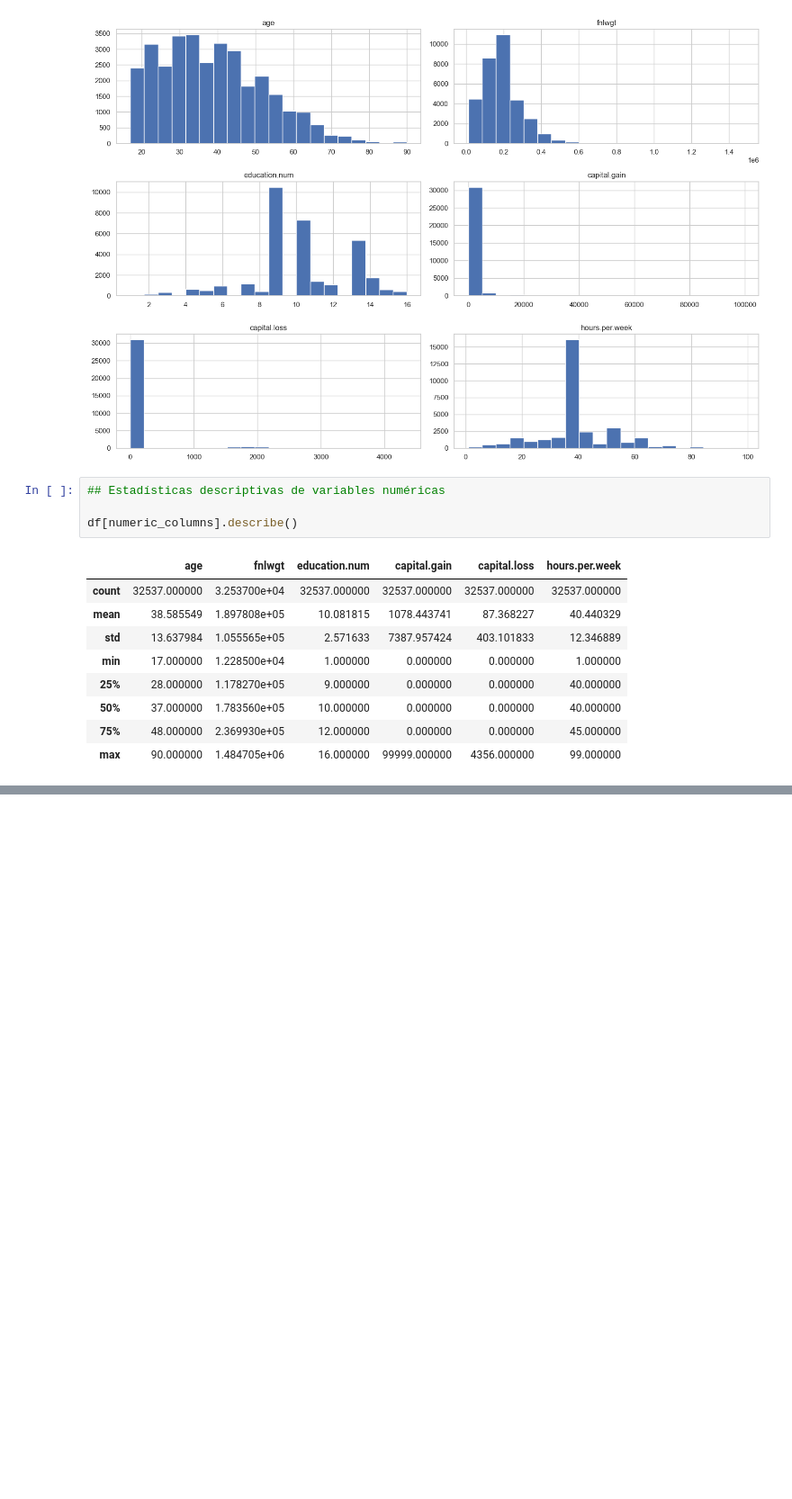
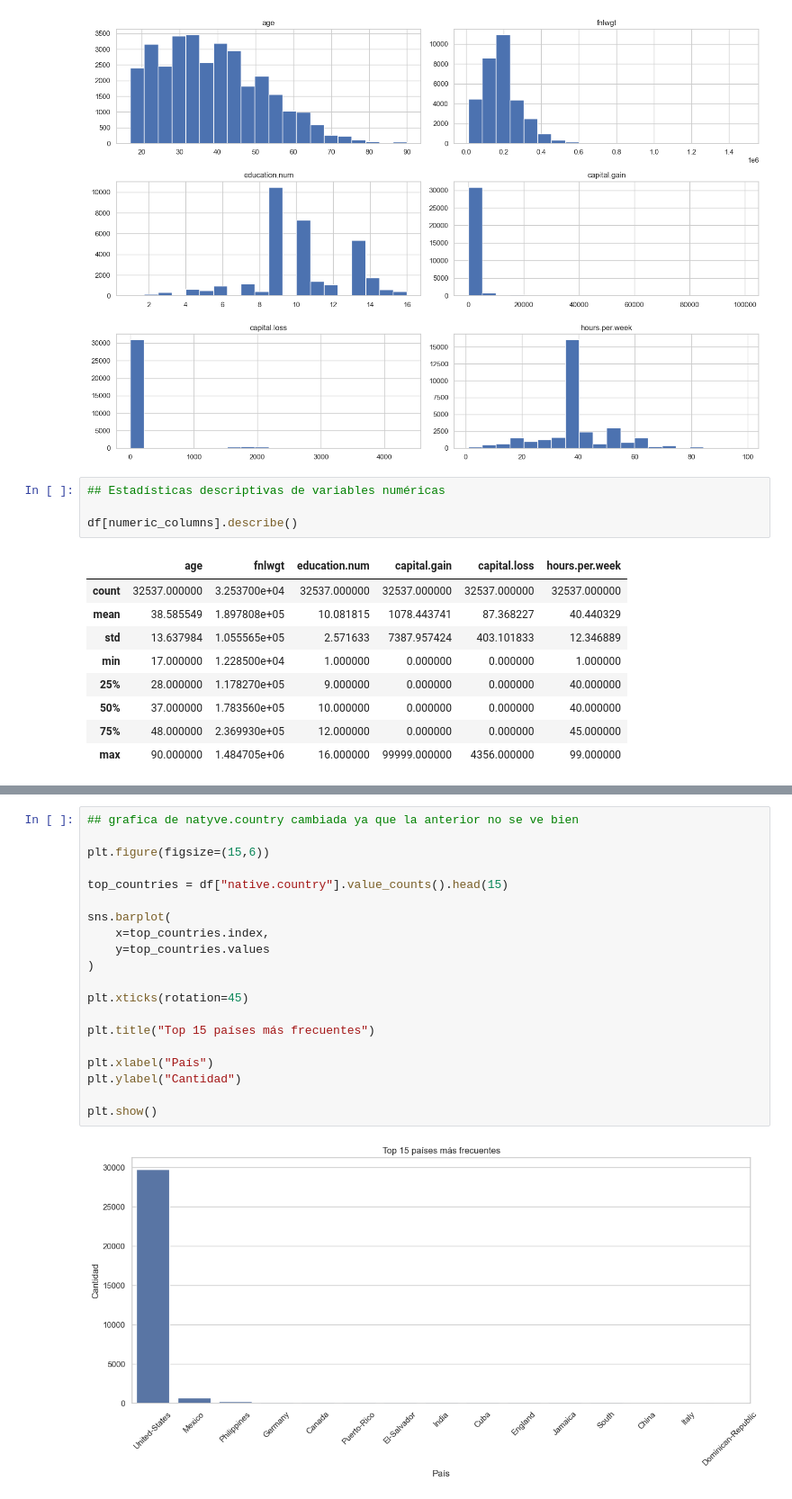
Before and after one commit to agabrielMej/laboratorio_10_MD, a Jupyter notebook: notebooks/labo_10.ipynb, the cells around one changed output, grey strips where cells are left out. Shown at 90% size. Saved outputs shown, nothing was run; the diff lists cells and outputs as text; blank space fills up the shorter version.

```diff
--- a/notebooks/labo_10.ipynb
+++ b/notebooks/labo_10.ipynb
@@ -182,0 +239,22 @@ df[numeric_columns].describe()
+# %%
+## grafica de natyve.country cambiada ya que la anterior no se ve bien
+
+plt.figure(figsize=(15,6))
+
+top_countries = df["native.country"].value_counts().head(15)
+
+sns.barplot(
+    x=top_countries.index,
+    y=top_countries.values
+)
+
+plt.xticks(rotation=45)
+
+plt.title("Top 15 países más frecuentes")
+
+plt.xlabel("País")
+plt.ylabel("Cantidad")
+
+plt.show()
+# %% [output]
+[figure, added]
```
Also changed, not shown: parts of 3 cells of this notebook.
